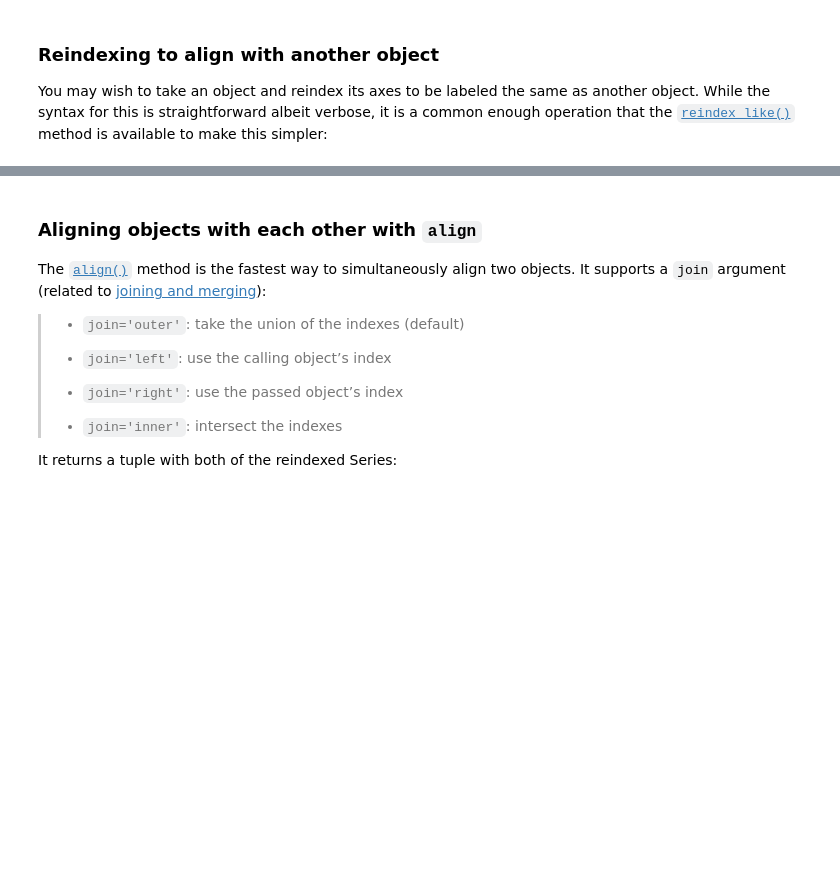
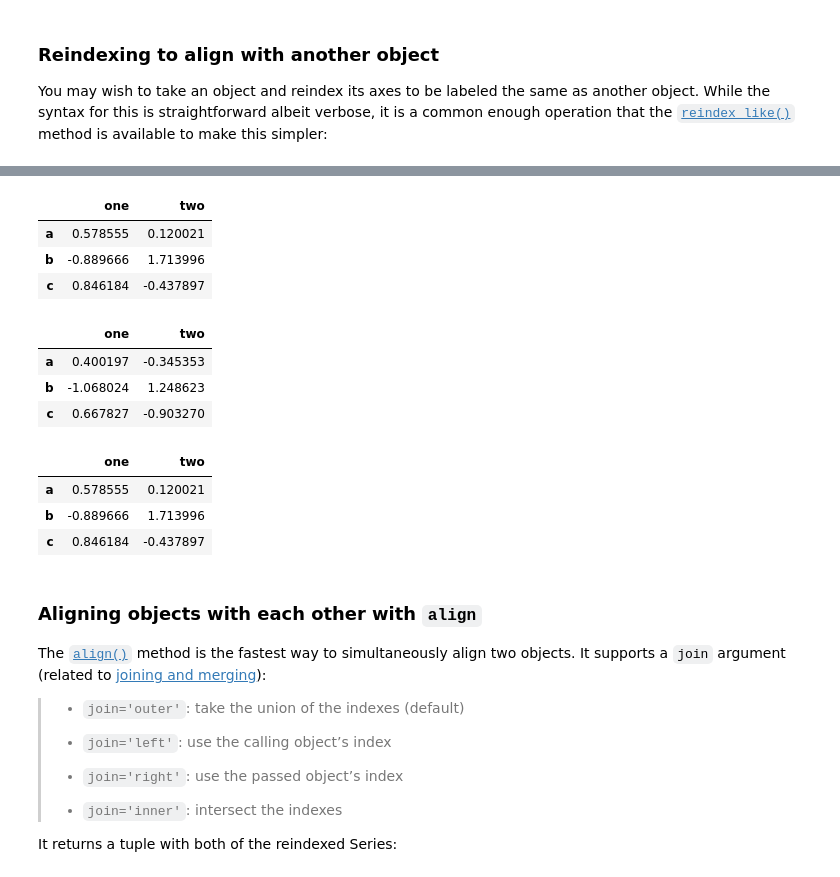
Before and after one commit to Francesco-Ghizzo/Data-Science, a Jupyter notebook: Python/Pandas/User Guide/Essential basic functionality.ipynb, the cells around one changed output, grey strips where cells are left out. Saved outputs shown, nothing was run; the diff lists cells and outputs as text; code cells hidden in the pictures; blank space fills up the shorter version.

```diff
--- a/Python/Pandas/User Guide/Essential basic functionality.ipynb
+++ b/Python/Pandas/User Guide/Essential basic functionality.ipynb
@@ -1978,0 +1298,2 @@ to working with time series data)</p></li>
+# %%
+df2 = df.reindex(["a", "b", "c"], columns=["one", "two"])
@@ -1979,3 +1302,24 @@ to working with time series data)</p></li>
+# %%
+df2
+# %% [output]
+|  | one | two |
+| a | 0.578555 | 0.120021 |
+| b | -0.889666 | 1.713996 |
+| c | 0.846184 | -0.437897 |
+# %%
+df3
+# %% [output]
+|  | one | two |
+| a | 0.400197 | -0.345353 |
+| b | -1.068024 | 1.248623 |
+| c | 0.667827 | -0.903270 |
+# %%
+df.reindex_like(df2)
+# %% [output]
+|  | one | two |
+| a | 0.578555 | 0.120021 |
+| b | -0.889666 | 1.713996 |
+| c | 0.846184 | -0.437897 |
 # %% [markdown]
 ## <h3>Aligning objects with each other with <code>align</code></h3>
 
```
Also changed, not shown: parts of 140 cells of this notebook.
